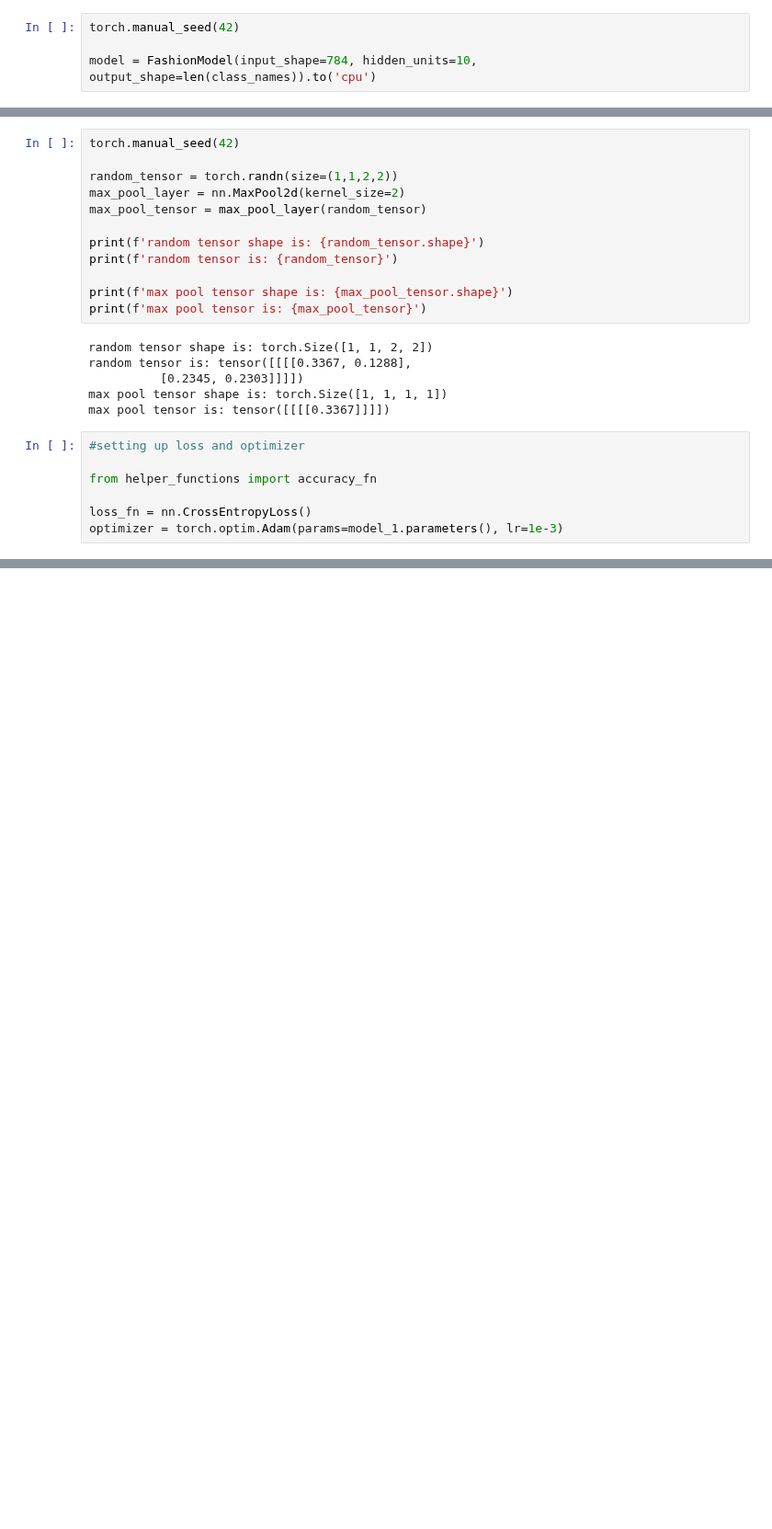
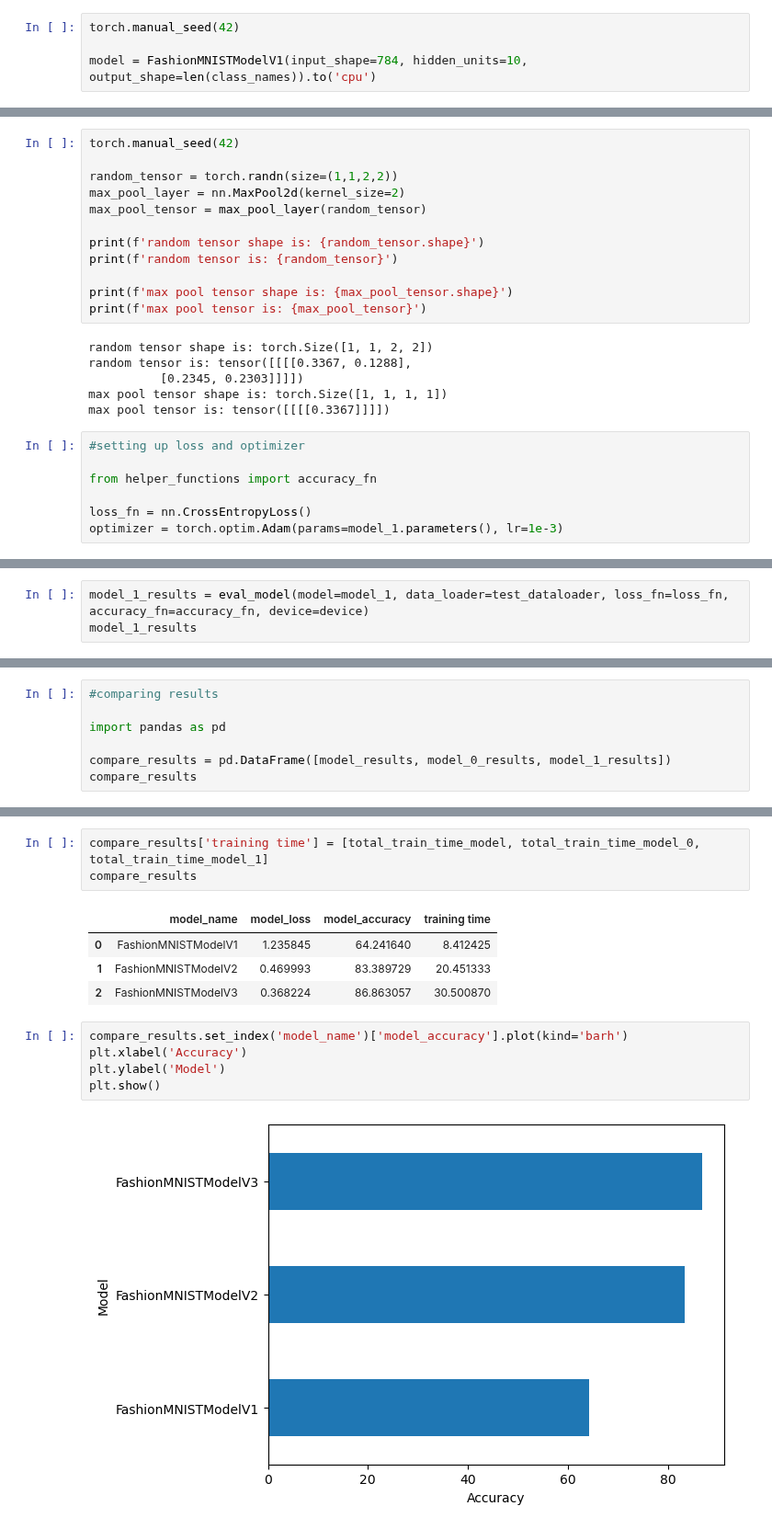
Before and after one commit to virvihuta/vh-learning-playground, a Jupyter notebook: 03_pytorch_cnn.ipynb, the cells around one changed output, grey strips where cells are left out. Shown at 92% size. Saved outputs shown, nothing was run; the diff lists cells and outputs as text; blank space fills up the shorter version.

Commit message:
did some model comparisons and visualizations

```diff
--- a/03_pytorch_cnn.ipynb
+++ b/03_pytorch_cnn.ipynb
@@ -194,7 +192,7 @@ class FashionModel(nn.Module):
 # %%
 torch.manual_seed(42)
 
-model = FashionModel(input_shape=784, hidden_units=10, output_shape=len(class_names)).to('cpu')
+model = FashionMNISTModelV1(input_shape=784, hidden_units=10, output_shape=len(class_names)).to('cpu')
 # %%
 dummy_x = torch.rand([1,1,28,28])
 model(dummy_x)
@@ -611,0 +610,3 @@ Train time on mps: 29.228 seconds
+# %%
+model_1_results = eval_model(model=model_1, data_loader=test_dataloader, loss_fn=loss_fn, accuracy_fn=accuracy_fn, device=device)
+model_1_results
@@ -611,0 +617,7 @@ Train time on mps: 29.228 seconds
+# %%
+#comparing results
+
+import pandas as pd
+
+compare_results = pd.DataFrame([model_results, model_0_results, model_1_results])
+compare_results
@@ -611,0 +629,15 @@ Train time on mps: 29.228 seconds
+# %%
+compare_results['training time'] = [total_train_time_model, total_train_time_model_0, total_train_time_model_1]
+compare_results
+# %% [output]
+|  | model_name | model_loss | model_accuracy | training time |
+| 0 | FashionMNISTModelV1 | 1.235845 | 64.241640 | 8.412425 |
+| 1 | FashionMNISTModelV2 | 0.469993 | 83.389729 | 20.451333 |
+| 2 | FashionMNISTModelV3 | 0.368224 | 86.863057 | 30.500870 |
+# %%
+compare_results.set_index('model_name')['model_accuracy'].plot(kind='barh')
+plt.xlabel('Accuracy')
+plt.ylabel('Model')
+plt.show()
+# %% [output]
+[figure, added]
```
Also changed, not shown: parts of 11 cells of this notebook.
